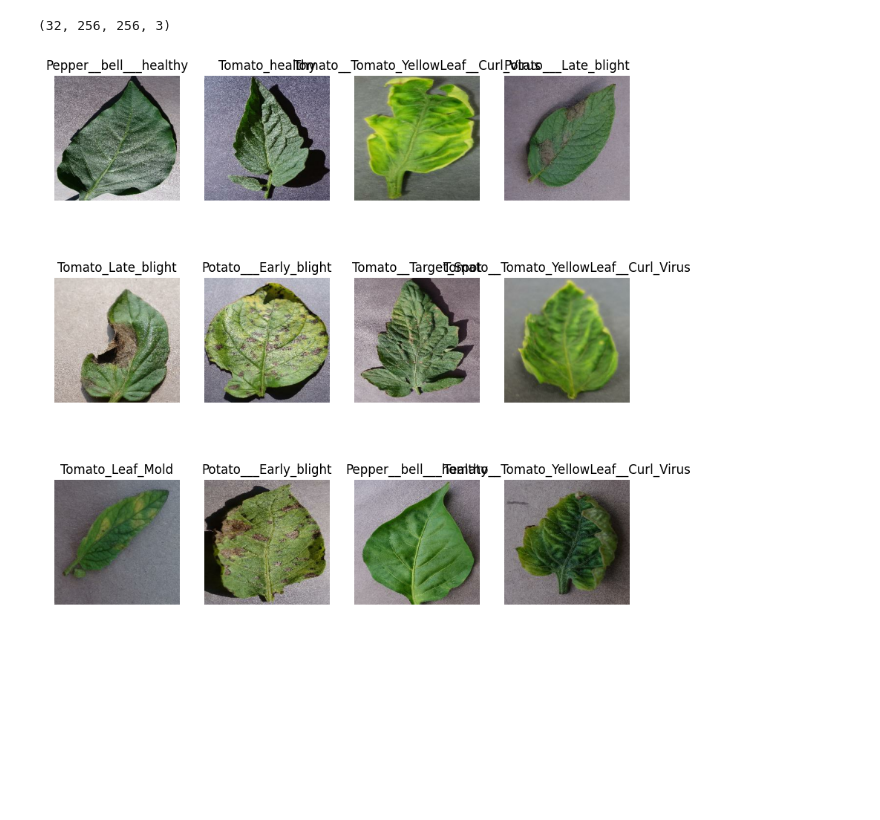
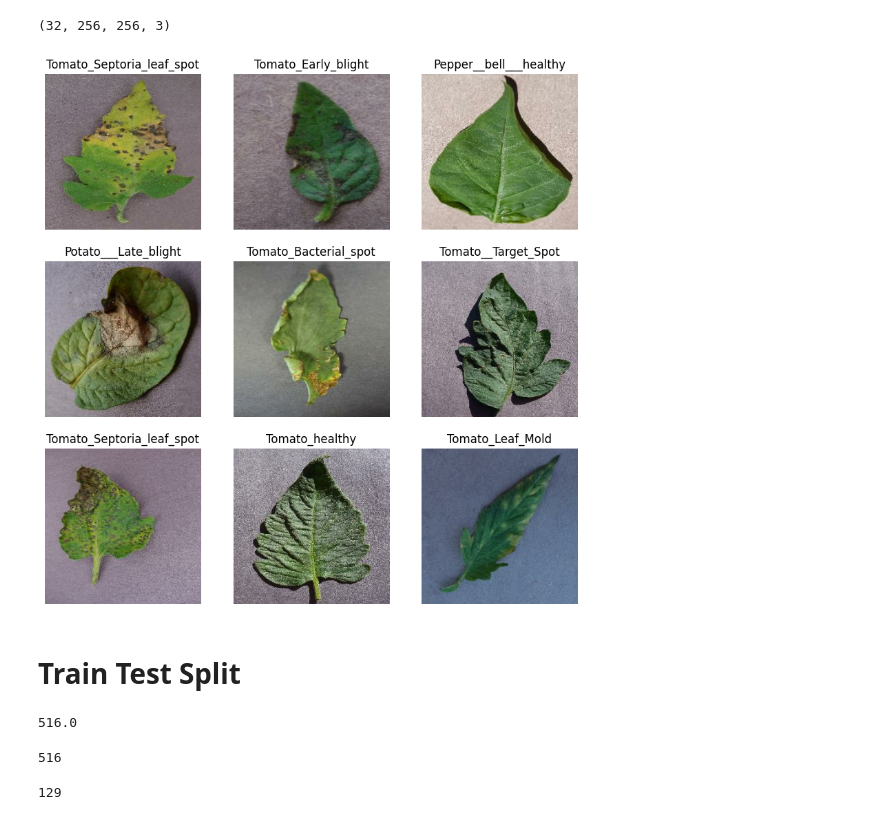
Before and after one commit to osherboudara99/Crop_Disease_Detector, a Jupyter notebook: modeling/training.ipynb, the cells around one changed output. Saved outputs shown, nothing was run; the diff lists cells and outputs as text; code cells hidden in the pictures; blank space fills up the shorter version.

```diff
--- a/modeling/training.ipynb
+++ b/modeling/training.ipynb
@@ -50,11 +50,13 @@ for i in dataset.take(1):
 # %%
 plt.figure(figsize=(10, 10))
 
 for image_batch, label_batch in dataset.take(1):
-    for i in range(12):
-        plt.subplot(3, 4, i + 1)
+    for i in range(9):
+        plt.subplot(3, 3, i + 1)
         plt.imshow(image_batch[i].numpy().astype("uint8"))
         plt.axis('off')
         plt.title(class_names[label_batch[i]])
 # %% [output]
-[figure, old version]
+[figure, new version]
+# %% [markdown]
+# Train Test Split
@@ -60,0 +67,14 @@ for image_batch, label_batch in dataset.take(1):
+# %%
+len(dataset) * train_size
+# %% [output]
+516.0
+# %%
+train_ds = dataset.take(516)
+len(train_ds)
+# %% [output]
+516
+# %%
+test_validation = dataset.skip(516)
+len(test_validation)
+# %% [output]
+129
```
Also changed, not shown: parts of 13 cells of this notebook.
